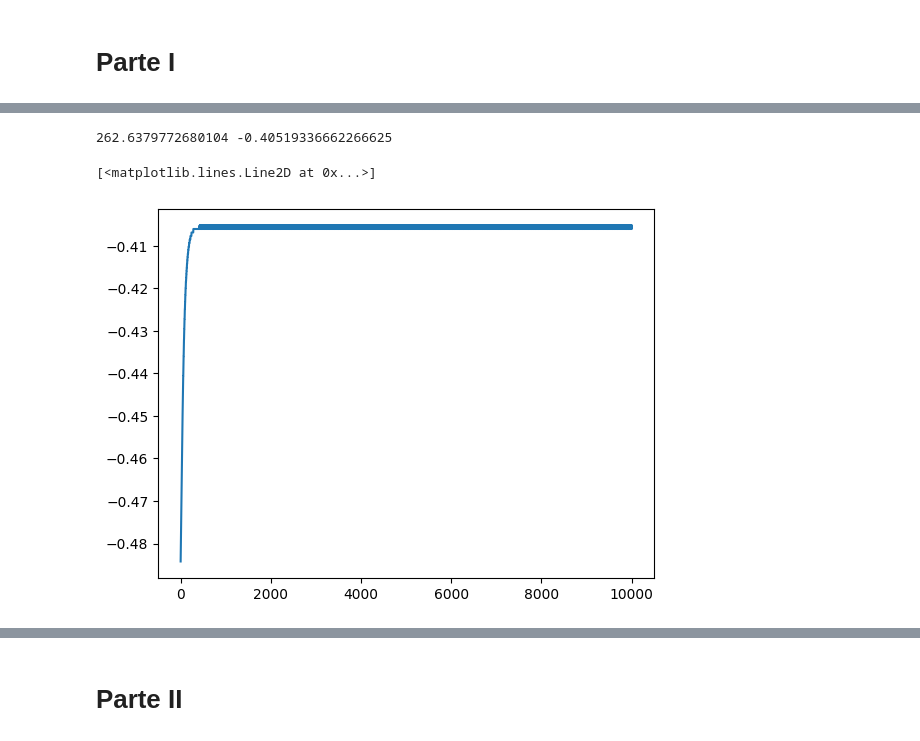
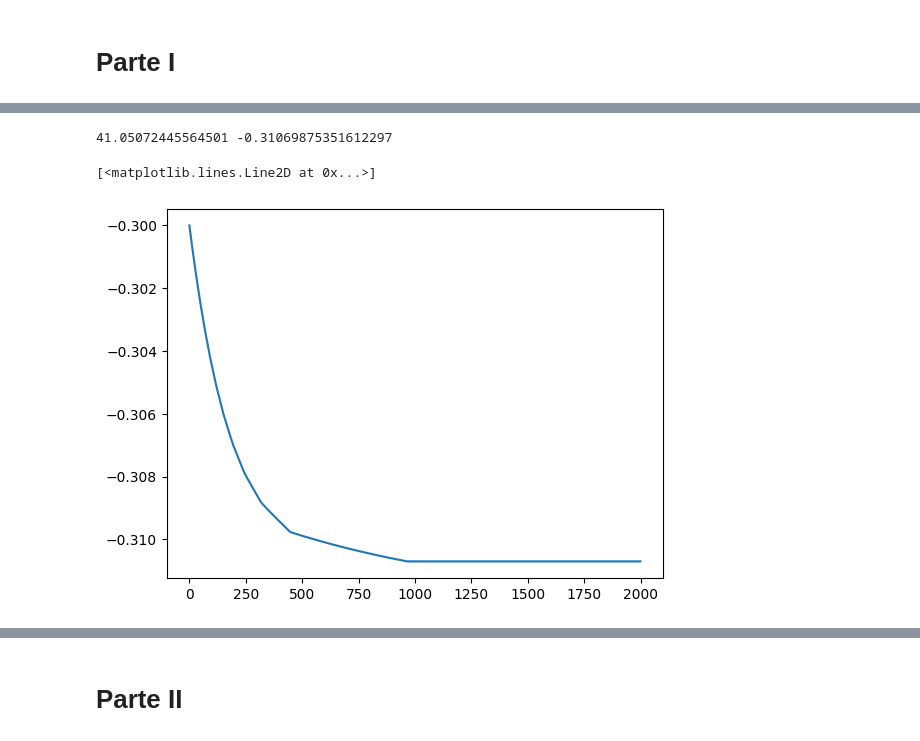
Before and after one commit to bbrisch/Proyekt_nanociencia_2023, a Jupyter notebook: Tarea.ipynb, the cells around one changed output, grey strips where cells are left out. Drawn from its saved outputs; the diff is of its cells as text; code cells hidden in the pictures.

```diff
--- a/Tarea.ipynb
+++ b/Tarea.ipynb
@@ -12,8 +12,8 @@ import scipy.stats as stats
 k = 1.380649e-23    # J / K
 h = 6.62607015e-34  # J*s
 h_bar = h/(2*np.pi) # J*s
-m = 0.5*9.1e-31     # kg
-q = 1.602176e-19    # C
+m = 0.5*9.1e-31     # kg-
+q = 1.602176634e-19    # C
 
 Ec = -4.7 * q       # J
 Ef = -5.0 * q       # J
@@ -47,20 +47,20 @@ def fermi_dirac(E, T):
 
 
 def get_N(E, U, T, Vds):
-    return 0.5 * alfa * np.trapz(get_g(E-U, Ec) * (fermi_dirac(E-Ef, T) + fermi_dirac(E-(Ef-Vds*q), T)), E)
+    return 0.5 * alfa * np.trapz(get_g(E-U, Ec) * (fermi_dirac(E-Ef, T) + fermi_dirac(E-(Ef-Vds*q), T)), x=E, axis=0)
 
 
 def get_U(N, N_0, V_gs): # eq 5.33
-    return q*q/C_es*(N-N_0)-V_gs*q
+    return q*q/C_g*(N-N_0)-V_gs*q
 
 
 def get_I(E, U, T, Vds):
     y = np.sqrt(2*m*(E-Ec-U), where=E-Ec-U>=0) * get_g(E-U, Ec) * (fermi_dirac(E-Ef, T) - fermi_dirac(E-(Ef-Vds*q), T))
-    return q*W / (np.pi*np.pi*h_bar*h_bar) * np.trapz(y, E)
+    return q*W / (np.pi*np.pi*h_bar*h_bar) * np.trapz(y, x=E, axis=0)
 
 
 # Loop de autoconsistencia
-def solve_I(Vds, T, Vgs, U_guess = -0.3*q, tol = 1e-5, lr = 1e-3):
+def solve_I(Vds, T, Vgs, U_guess = -0.3*q, tol = 1e-5, lr = 1e-3, disable = False):
 
     E = np.linspace(Ec*2, 0, 10000)
 
@@ -70,29 +70,27 @@ def solve_I(Vds, T, Vgs, U_guess = -0.3*q, tol = 1e-5, lr = 1e-3):
     U_array = []
     error = []
 
-    for _ in tqdm(range(int(1e4)), disable=False):
+    for _ in tqdm(range(int(2000)), disable=disable):
         N_ = get_N(E, U_guess, T, Vds)
         # print(f"N = {N_}")
         U_formula = get_U(N_, N_0, Vgs)
 
         # print(f"U_={U_guess} \tU_computed={U_formula} \tN = {get_N(E, U_guess, T, Vds)}")
 
-        U_array.append(U_formula)
+        U_array.append(U_guess)
 
         # print(U_)
 
         if abs(U_formula - U_guess) < tol:
-            # print('Converged')
             break
 
-        else:
-            U_guess = U_guess + lr*(U_formula - U_guess)
+        U_guess = U_guess + lr*(U_formula - U_guess)
             # print(f"lr*error = {lr*(U_computed - U_)}")
 
 
         error.append(abs(U_formula - U_guess))
 
-    I_ = get_I(E, U_formula, T, Vds)
+    I_ = get_I(E, U_guess, T, Vds)
     # plt.plot(np.array(error)/q)
     # plt.yscale('log')
     # plt.xscale('log')
@@ -102,18 +120,18 @@ def solve_I(Vds, T, Vgs, U_guess = -0.3*q, tol = 1e-5, lr = 1e-3):
 # %%
 a = solve_I(Vds = 0.25,
         T = 298,
         Vgs = 0.5,
-        lr = 0.009,
-        tol = 1e-4*q)
+        lr = 0.001,
+        tol = 1e-3*q)
 # print(U,I*1e6)
 print(a[0]*1e6, a[1][-1]/q)
 
 plt.plot(np.array(a[1])/q)
 # N_0 = get_N(-0.5*eta*q, 298, 0)
 # print(N_0)
     # print(f"N_0 = {N_0}")
 # %% [output]
-262.6379772680104 -0.40519336662266625
+41.05072445564501 -0.31069875351612297
 [<matplotlib.lines.Line2D at 0x...>]
-[figure, old version]
+[figure, new version]
 # %%
```
Also changed, not shown: parts of 27 cells of this notebook.
